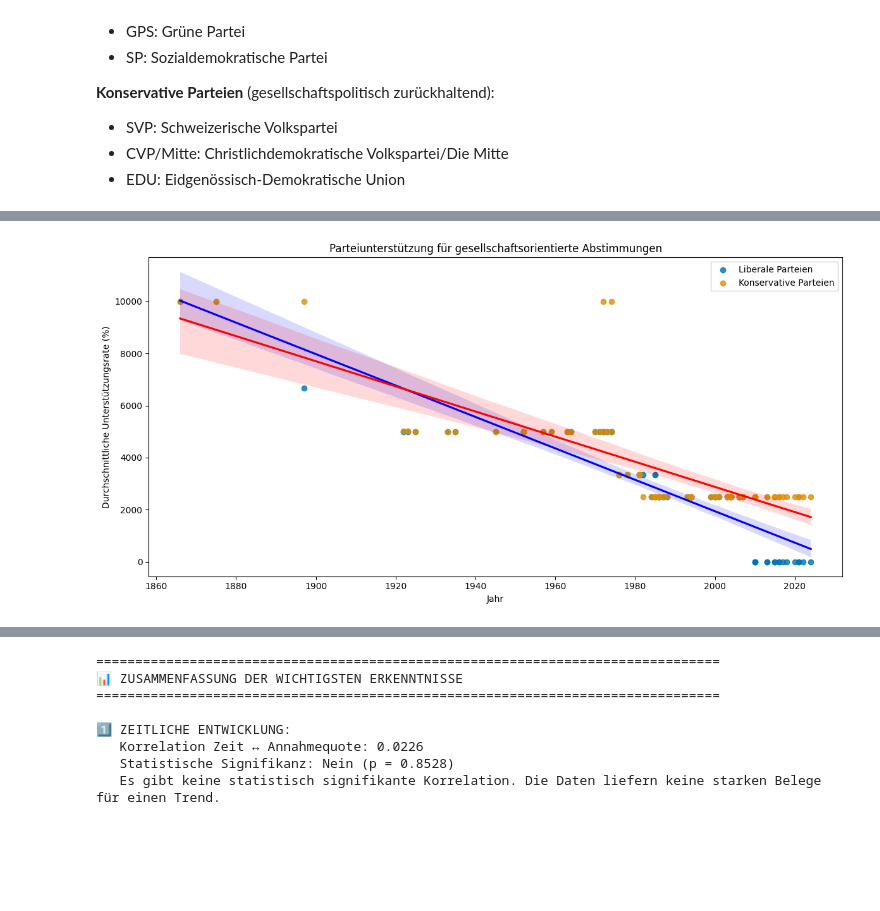
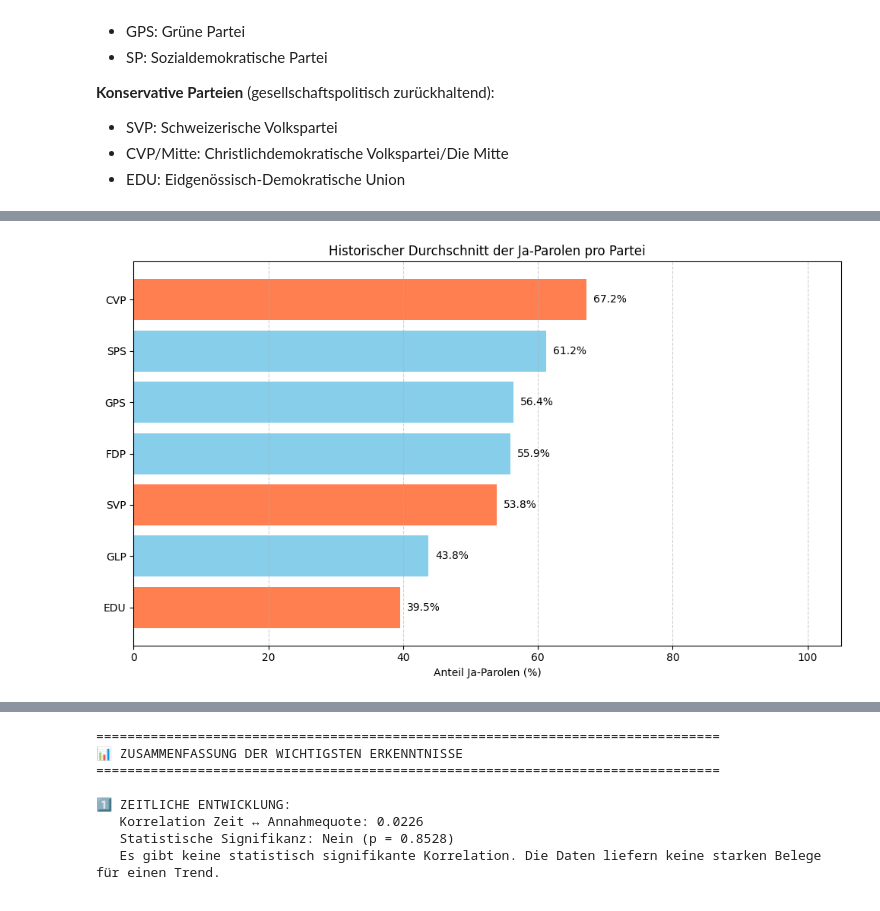
Before and after one commit to Roberto-info/CDA2-Demokratie-Challange, a Jupyter notebook: analyse_grob.ipynb, the cells around one changed output, grey strips where cells are left out. Saved outputs shown, nothing was run; the diff lists cells and outputs as text; code cells hidden in the pictures; blank space fills up the shorter version.

```diff
--- a/analyse_grob.ipynb
+++ b/analyse_grob.ipynb
@@ -550,45 +538,74 @@ print(f"Liberale Parteien: {[p for p in liberal_parties if p in available_partie
 print(f"Konservative Parteien: {[p for p in conservative_parties if p in available_parties]}")
 
 if len(available_parties) >= 2:
-    # Führe Parteianalyse durch
-    analyze_party_support(df, liberal_parties, conservative_parties)
+    # # Führe Parteianalyse durch (Trend-Plot)
+    # analyze_party_support(df, liberal_parties, conservative_parties)
 
-    # Berechne durchschnittliche Unterstützung
+    # Berechne Anteil Ja-Parolen (1) je Partei für eine Gesamtübersicht
     society_votes = df[df['society_oriented'] == True].copy()
+    party_ja_anteil = {}
+    excluded_parties = {}
+    MIN_VOTES_THRESHOLD = 10  # Mindestanzahl an Parolen für eine aussagekräftige Analyse
 
-    # Konvertiere Parteispalten zu numerischen Werten
-    party_support = {}
     for party in available_parties:
         if party in society_votes.columns:
-            support = pd.to_numeric(society_votes[party], errors='coerce').mean()
-            if not pd.isna(support):
+            party_series = pd.to_numeric(society_votes[party], errors='coerce').replace(9999, np.nan)
+            n = party_series.notna().sum()
+            if n >= MIN_VOTES_THRESHOLD:
+                ja_anteil = (party_series == 1).sum() / n * 100
                 party_name = party.replace('p-', '').upper()
-                party_support[party_name] = support
+                party_ja_anteil[party_name] = ja_anteil
+            elif n > 0:
+                excluded_parties[party.replace('p-', '').upper()] = n
 
-    if party_support:
-        print(f"\n📊 Durchschnittliche Unterstützung für gesellschaftsorientierte Abstimmungen:")
-        print("=" * 70)
+    if excluded_parties:
+        print(f"\nℹ️ Hinweis: Folgende Parteien wurden wegen zu weniger Parolen (<{MIN_VOTES_THRESHOLD}) nicht berücksichtigt:")
+        for party, count in excluded_parties.items():
+            print(f"   - {party} (nur {count} Parolen)")
 
-        # Sortiere nach Unterstützung
-        sorted_parties = sorted(party_support.items(), key=lambda x: x[1], reverse=True)
+    if party_ja_anteil:
+        print(f"\n📊 Gesamtanteil Ja-Parolen bei gesellschaftsorientierten Abstimmungen (historischer Durchschnitt):")
+        print("=" * 85)
 
-        for party, support in sorted_parties:
-            # Klassifiziere als liberal oder konservativ
-            party_lower = f"p-{party.lower()}"
-            category = "Liberal" if party_lower in liberal_parties else "Konservativ"
-            emoji = "🌿" if category == "Liberal" else "🏔️"
-            print(f"   {emoji} {party:8} {support:6.1f}% ({category})")
+        sorted_parties = sorted(party_ja_anteil.items(), key=lambda x: x[1], reverse=True)
 
-        # Berechne Durchschnitte pro Kategorie
-        liberal_avg = np.mean([support for party, support in sorted_parties
-                             if f"p-{party.lower()}" in liberal_parties])
-        conservative_avg = np.mean([support for party, support in sorted_parties
-                                  if f"p-{party.lower()}" in conservative_parties])
+        # Erstelle DataFrame für die Visualisierung
+        plot_df = pd.DataFrame(sorted_parties, columns=['Partei', 'Ja-Anteil'])
+        plot_df['Kategorie'] = plot_df['Partei'].apply(lambda p: "Liberal" if f"p-{p.lower()}" in liberal_parties else "Konservativ")
 
-        print(f"\n📊 Kategorien-Durchschnitte:")
+        # Text-Ausgabe
+        for _, row in plot_df.iterrows():
+            emoji = "🌿" if row['Kategorie'] == "Liberal" else "🏔️"
+            print(f"   {emoji} {row['Partei']:8} {row['Ja-Anteil']:6.1f}% Ja-Parolen ({row['Kategorie']})")
+
+        # Durchschnitt pro Kategorie
+        liberal_avg = plot_df[plot_df['Kategorie'] == 'Liberal']['Ja-Anteil'].mean()
+        conservative_avg = plot_df[plot_df['Kategorie'] == 'Konservativ']['Ja-Anteil'].mean()
+
+        print(f"\n📊 Kategorien-Durchschnitte (Ja-Parolen):")
         print(f"   Liberale Parteien: {liberal_avg:.1f}%")
         print(f"   Konservative Parteien: {conservative_avg:.1f}%")
         print(f"   Differenz: {liberal_avg - conservative_avg:+.1f} Prozentpunkte")
+
+        # NEUE VISUALISIERUNG: Bar-Plot für den direkten Vergleich
+        plt.figure(figsize=(10, 6))
+        colors = plot_df['Kategorie'].map({'Liberal': 'skyblue', 'Konservativ': 'coral'})
+        bars = plt.barh(plot_df['Partei'], plot_df['Ja-Anteil'], color=colors)
+        plt.xlabel('Anteil Ja-Parolen (%)')
+        plt.title('Historischer Durchschnitt der Ja-Parolen pro Partei')
+        plt.gca().invert_yaxis()  # Höchster Wert oben
+        plt.grid(axis='x', linestyle='--', alpha=0.6)
+
+        # Füge die Prozentwerte direkt auf die Balken
+        for bar in bars:
+            plt.text(bar.get_width() + 1, bar.get_y() + bar.get_height()/2,
+                     f'{bar.get_width():.1f}%',
+                     va='center', ha='left')
+
+        plt.xlim(0, 105) # Sorge für etwas Platz für die Labels
+        plt.tight_layout()
+        plt.show()
+
     else:
         print("\n⚠️ Keine auswertbaren Parteidaten verfügbar.")
 else:
@@ -601 +631 @@ Konservative Parteien: ['p-svp', 'p-cvp', 'p-mitte', 'p-edu']
-[figure, old version]
+[figure, new version]
```
Also changed, not shown: parts of 4 cells of this notebook, 1 other file.
